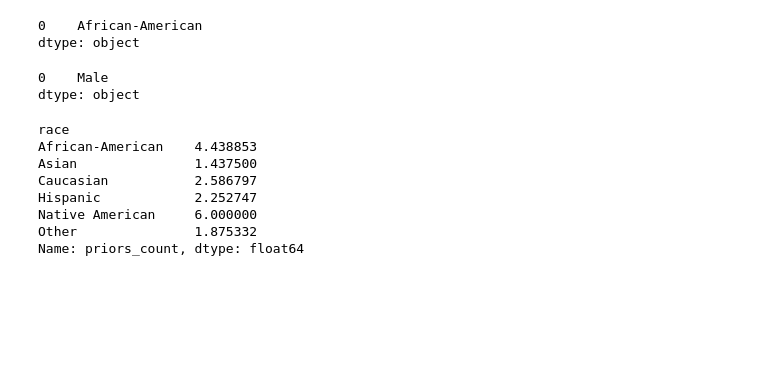
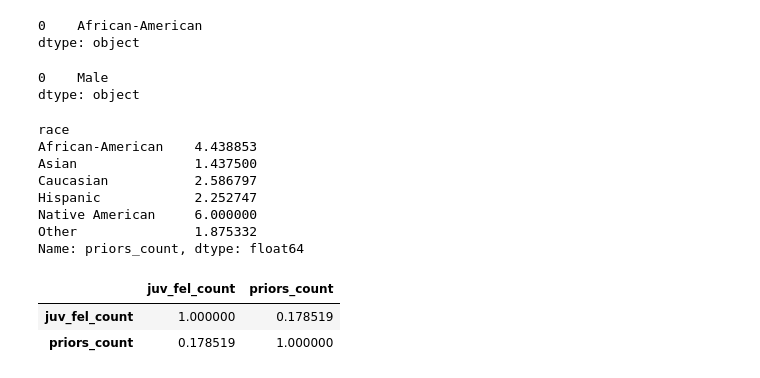
Before and after one commit to fadilf/iXRemote-COMPAS, a Jupyter notebook: COMPAS.ipynb, the cells around one changed output. Drawn from its saved outputs; the diff is of its cells as text; code cells hidden in the pictures; blank space fills up the shorter version.

```diff
--- a/COMPAS.ipynb
+++ b/COMPAS.ipynb
@@ -344,3 +344,9 @@ Hispanic            2.252747
 Native American     6.000000
 Other               1.875332
 Name: priors_count, dtype: float64
+# %%
+survey[['juv_fel_count', 'priors_count']].corr()
+# %% [output]
+|  | juv_fel_count | priors_count |
+| juv_fel_count | 1.000000 | 0.178519 |
+| priors_count | 0.178519 | 1.000000 |
```
